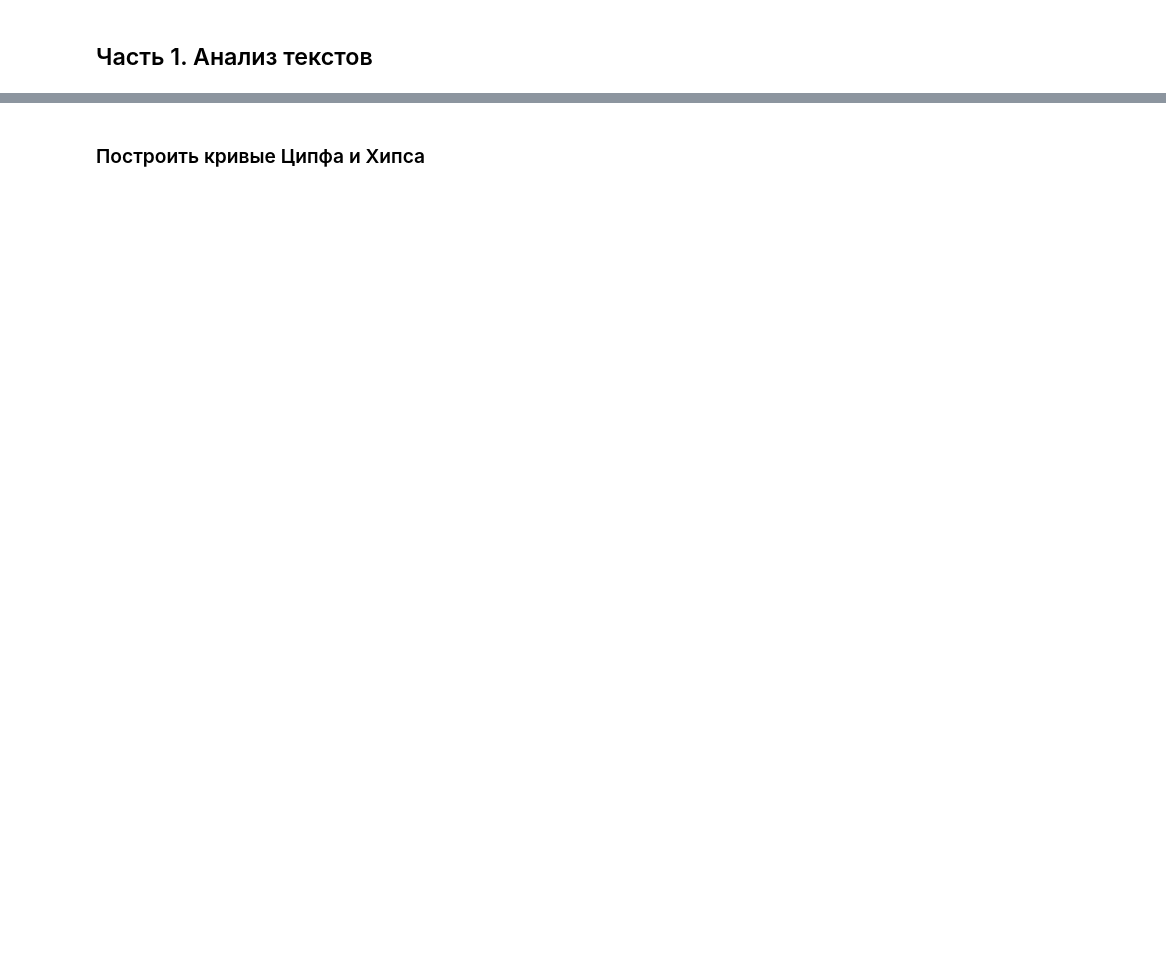
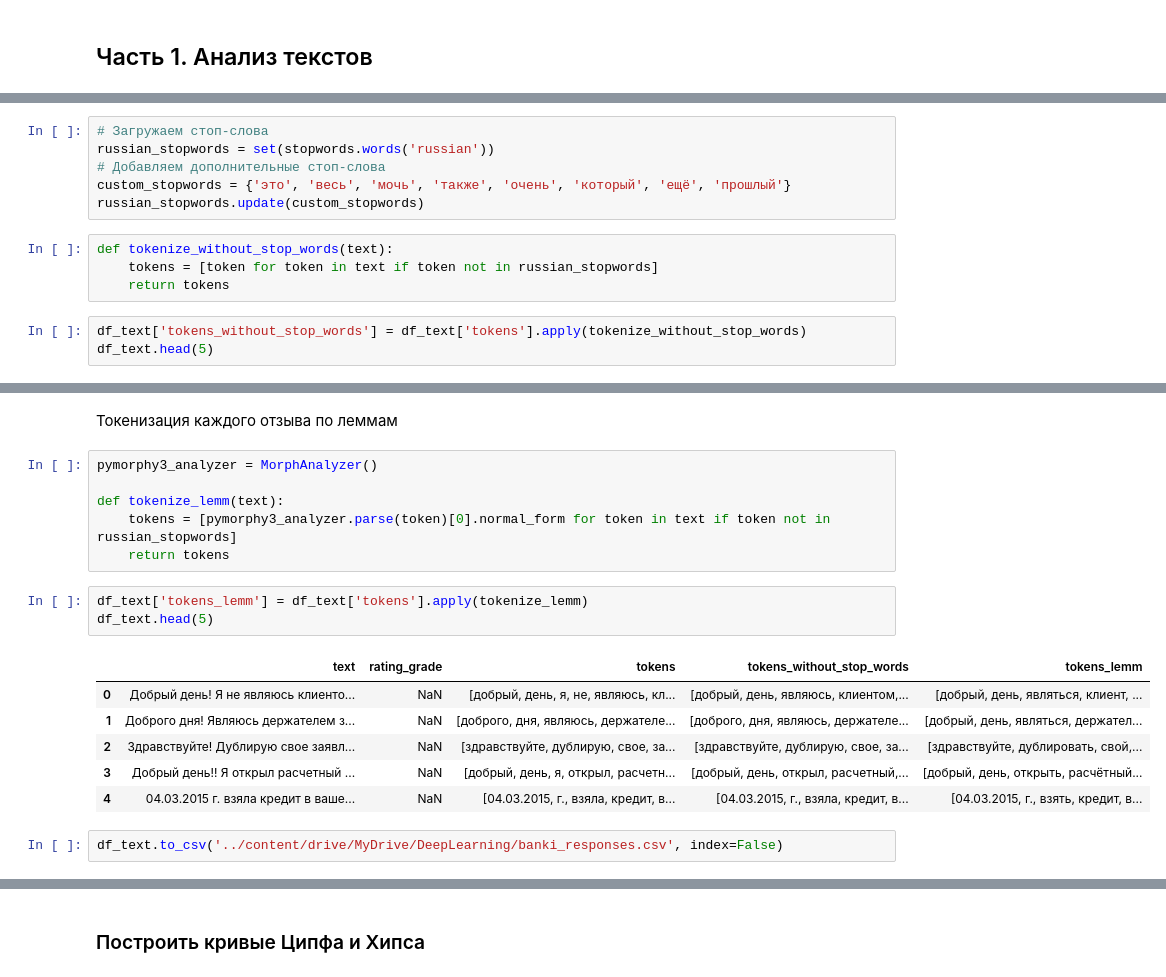
Before and after one commit to BalshowAndrew/netol_classes02, a Jupyter notebook: nlp/03_hw_banki_TM_and_classification.ipynb, the cells around one changed output, grey strips where cells are left out. Drawn from its saved outputs; the diff is of its cells as text; blank space fills up the shorter version.

```diff
--- a/nlp/03_hw_banki_TM_and_classification.ipynb
+++ b/nlp/03_hw_banki_TM_and_classification.ipynb
@@ -106,0 +198,13 @@ df['text_lenhth_words'] = df['text'].str.split().str.len()
+# %%
+# Загружаем стоп-слова
+russian_stopwords = set(stopwords.words('russian'))
+# Добавляем дополнительные стоп-слова
+custom_stopwords = {'это', 'весь', 'мочь', 'также', 'очень', 'который', 'ещё', 'прошлый'}
+russian_stopwords.update(custom_stopwords)
+# %%
+def tokenize_without_stop_words(text):
+    tokens = [token for token in text if token not in russian_stopwords]
+    return tokens
+# %%
+df_text['tokens_without_stop_words'] = df_text['tokens'].apply(tokenize_without_stop_words)
+df_text.head(5)
@@ -106,0 +218,20 @@ df['text_lenhth_words'] = df['text'].str.split().str.len()
+# %% [markdown]
+Токенизация каждого отзыва по леммам
+# %%
+pymorphy3_analyzer = MorphAnalyzer()
+
+def tokenize_lemm(text):
+    tokens = [pymorphy3_analyzer.parse(token)[0].normal_form for token in text if token not in russian_stopwords]
+    return tokens
+# %%
+df_text['tokens_lemm'] = df_text['tokens'].apply(tokenize_lemm)
+df_text.head(5)
+# %% [output]
+|  | text | rating_grade | tokens | tokens_without_stop_words | tokens_lemm |
+| 0 | Добрый день! Я не являюсь клиенто... | NaN | [добрый, день, я, не, являюсь, кл... | [добрый, день, являюсь, клиентом,... | [добрый, день, являться, клиент, ... |
+| 1 | Доброго дня! Являюсь держателем з... | NaN | [доброго, дня, являюсь, держателе... | [доброго, дня, являюсь, держателе... | [добрый, день, являться, держател... |
+| 2 | Здравствуйте! Дублирую свое заявл... | NaN | [здравствуйте, дублирую, свое, за... | [здравствуйте, дублирую, свое, за... | [здравствуйте, дублировать, свой,... |
+| 3 | Добрый день!! Я открыл расчетный ... | NaN | [добрый, день, я, открыл, расчетн... | [добрый, день, открыл, расчетный,... | [добрый, день, открыть, расчётный... |
+| 4 | 04.03.2015 г. взяла кредит в ваше... | NaN | [04.03.2015, г., взяла, кредит, в... | [04.03.2015, г., взяла, кредит, в... | [04.03.2015, г., взять, кредит, в... |
+# %%
+df_text.to_csv('../content/drive/MyDrive/DeepLearning/banki_responses.csv', index=False)
```
Also changed, not shown: parts of 47 cells of this notebook, 1 other file.
